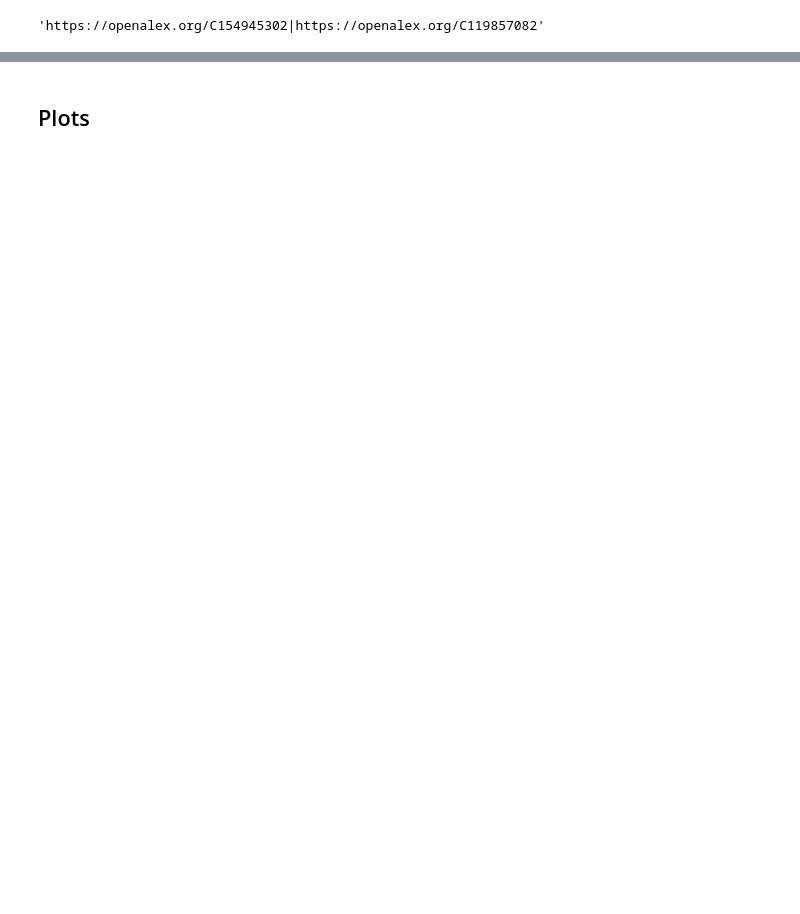
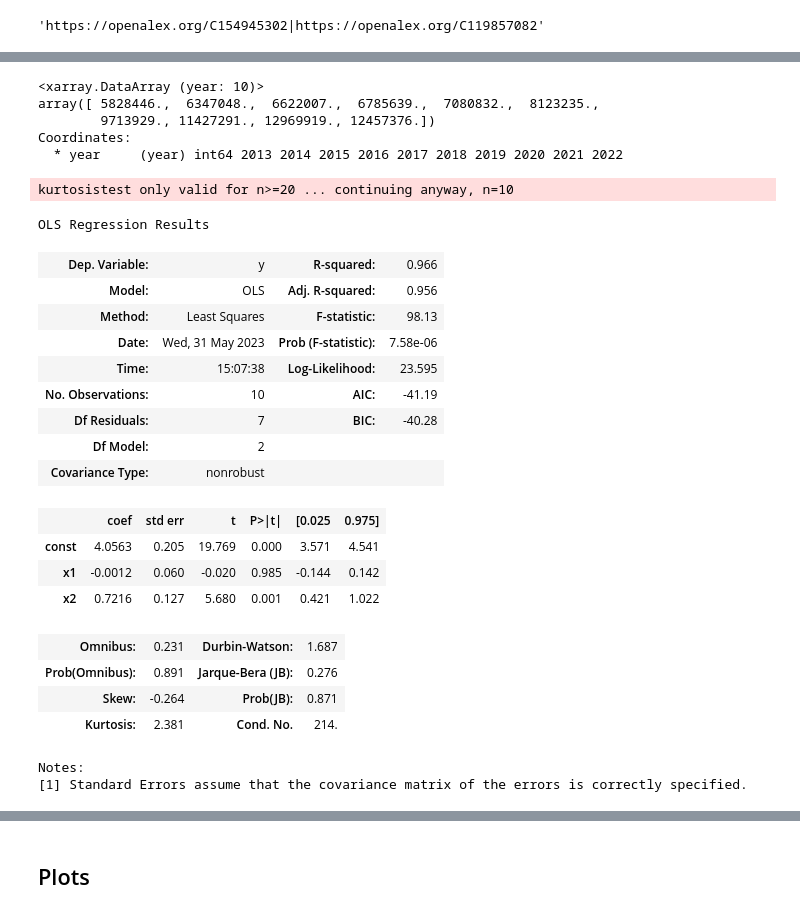
Before and after one commit to epoch-research/ai-research-impact, a Jupyter notebook: ai_researcher_impact_trends.ipynb, the cells around one changed output, grey strips where cells are left out. Saved outputs shown, nothing was run; the diff lists cells and outputs as text; code cells hidden in the pictures; blank space fills up the shorter version.

```diff
--- a/ai_researcher_impact_trends.ipynb
+++ b/ai_researcher_impact_trends.ipynb
@@ -439,0 +625,4 @@ defaultdict(<function __main__.<lambda>()>,
+# %%
+num_researchers = total_author_counts.loc[input_start_year:input_end_year]
+num_researchers = num_researchers.expand_dims(dim={'feature': ['num_researchers']}, axis=1)
+num_researchers
@@ -439,0 +685,34 @@ defaultdict(<function __main__.<lambda>()>,
+# %%
+citation_weighted_works = ai_concept_cited_by_count.loc[output_start_year:output_end_year]
+citation_weighted_works
+# %% [output]
+<xarray.DataArray (year: 10)>
+array([ 5828446.,  6347048.,  6622007.,  6785639.,  7080832.,  8123235.,
+        9713929., 11427291., 12969919., 12457376.])
+Coordinates:
+  * year     (year) int64 2013 2014 2015 2016 2017 2018 2019 2020 2021 2022
+# %%
+est = fit_linear_regression(np.log10(design_matrix.data), np.log10(citation_weighted_works.data))
+est.summary()
+# %% [output]
+kurtosistest only valid for n>=20 ... continuing anyway, n=10
+OLS Regression Results
+| Dep. Variable: | y | R-squared: | 0.966 |
+| Model: | OLS | Adj. R-squared: | 0.956 |
+| Method: | Least Squares | F-statistic: | 98.13 |
+| Date: | Wed, 31 May 2023 | Prob (F-statistic): | 7.58e-06 |
+| Time: | 15:07:38 | Log-Likelihood: | 23.595 |
+| No. Observations: | 10 | AIC: | -41.19 |
+| Df Residuals: | 7 | BIC: | -40.28 |
+| Df Model: | 2 |  |  |
+| Covariance Type: | nonrobust |  |  |
+|  | coef | std err | t | P>|t| | [0.025 | 0.975] |
+| const | 4.0563 | 0.205 | 19.769 | 0.000 | 3.571 | 4.541 |
+| x1 | -0.0012 | 0.060 | -0.020 | 0.985 | -0.144 | 0.142 |
+| x2 | 0.7216 | 0.127 | 5.680 | 0.001 | 0.421 | 1.022 |
+| Omnibus: | 0.231 | Durbin-Watson: | 1.687 |
+| Prob(Omnibus): | 0.891 | Jarque-Bera (JB): | 0.276 |
+| Skew: | -0.264 | Prob(JB): | 0.871 |
+| Kurtosis: | 2.381 | Cond. No. | 214. |
+Notes:
+[1] Standard Errors assume that the covariance matrix of the errors is correctly specified.
```
Also changed, not shown: parts of 53 cells of this notebook, 1 other file.
